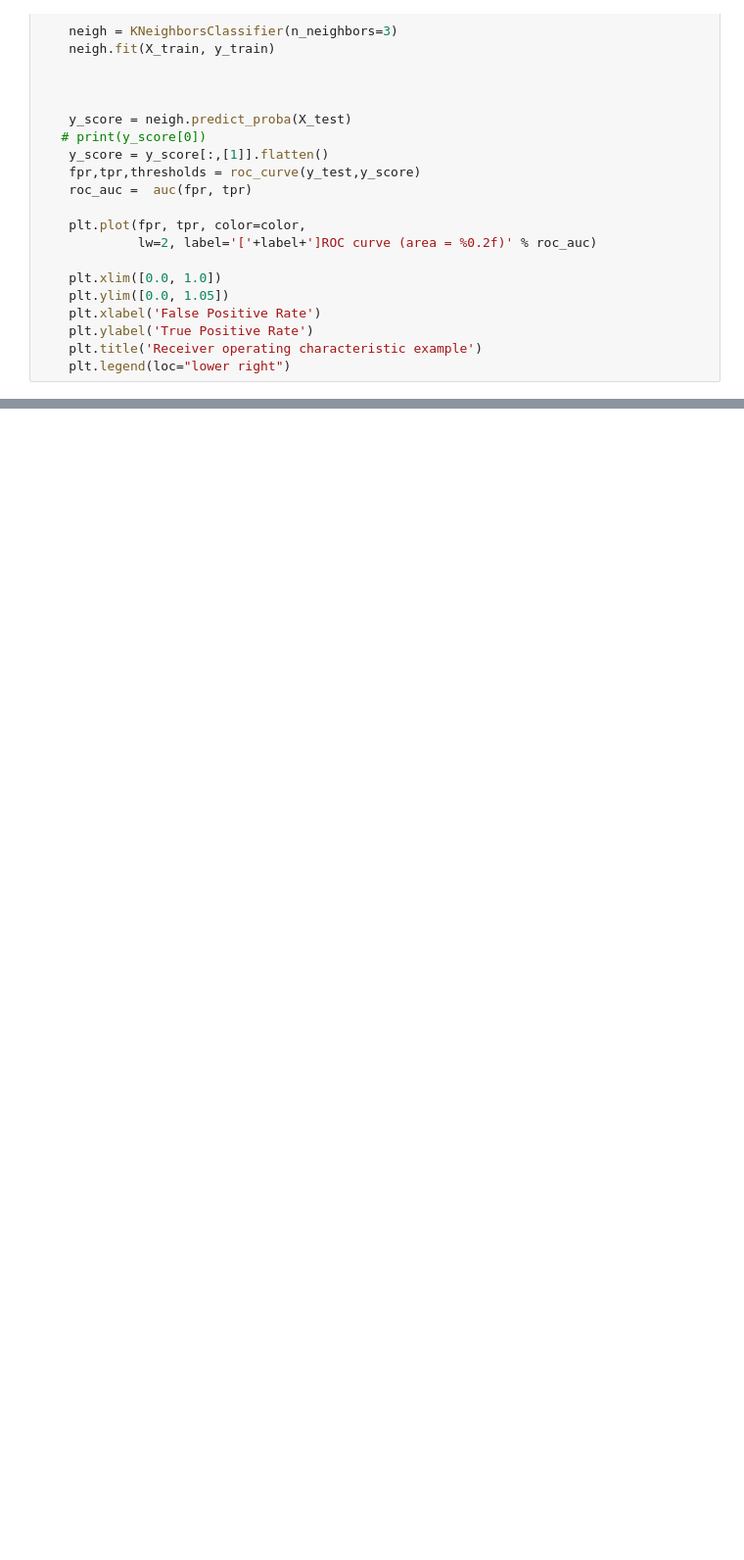
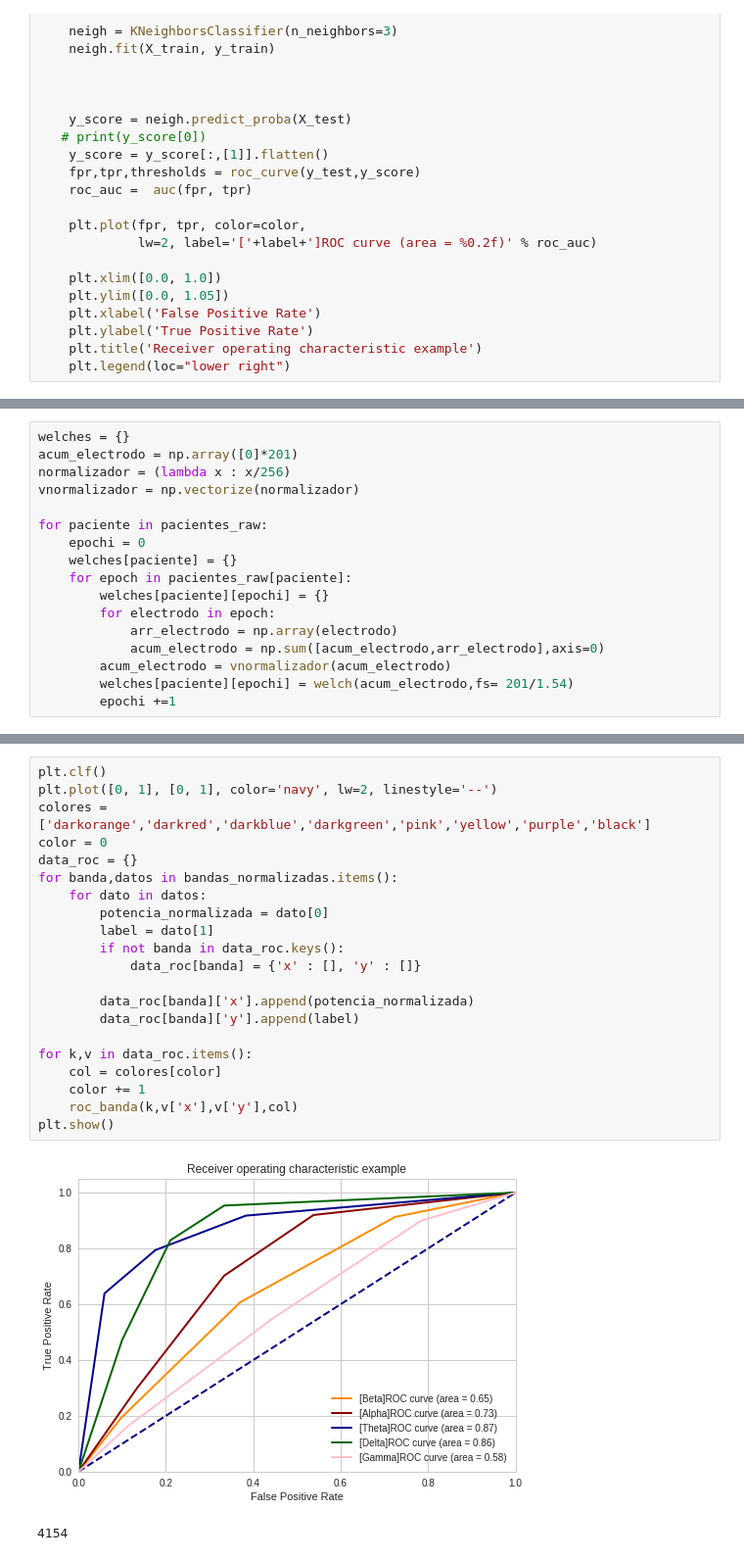
Before and after one commit to M4R70/cienciadatos, a Jupyter notebook: tp3/Untitled.ipynb, the cells around one changed output, grey strips where cells are left out. Shown at 98% size. Cells and saved outputs as stored; diff of their text form; blank space fills up the shorter version.

```diff
--- a/tp3/Untitled.ipynb
+++ b/tp3/Untitled.ipynb
@@ -185,0 +183,17 @@ plt.show()
+# %%
+welches = {}
+acum_electrodo = np.array([0]*201)
+normalizador = (lambda x : x/256)
+vnormalizador = np.vectorize(normalizador)
+
+for paciente in pacientes_raw:
+    epochi = 0
+    welches[paciente] = {}
+    for epoch in pacientes_raw[paciente]:
+        welches[paciente][epochi] = {}
+        for electrodo in epoch:
+            arr_electrodo = np.array(electrodo)
+            acum_electrodo = np.sum([acum_electrodo,arr_electrodo],axis=0)
+        acum_electrodo = vnormalizador(acum_electrodo)
+        welches[paciente][epochi] = welch(acum_electrodo,fs= 201/1.54)
+        epochi +=1
@@ -185,0 +291,24 @@ plt.show()
+# %%
+plt.clf()
+plt.plot([0, 1], [0, 1], color='navy', lw=2, linestyle='--')
+colores = ['darkorange','darkred','darkblue','darkgreen','pink','yellow','purple','black']
+color = 0
+data_roc = {}
+for banda,datos in bandas_normalizadas.items():
+    for dato in datos:
+        potencia_normalizada = dato[0]
+        label = dato[1]
+        if not banda in data_roc.keys():
+            data_roc[banda] = {'x' : [], 'y' : []}
+
+        data_roc[banda]['x'].append(potencia_normalizada)
+        data_roc[banda]['y'].append(label)
+
+for k,v in data_roc.items():
+    col = colores[color]
+    color += 1
+    roc_banda(k,v['x'],v['y'],col)
+plt.show()
+# %% [output]
+[figure, added]
+4154
```
Also changed, not shown: parts of 8 cells of this notebook.
